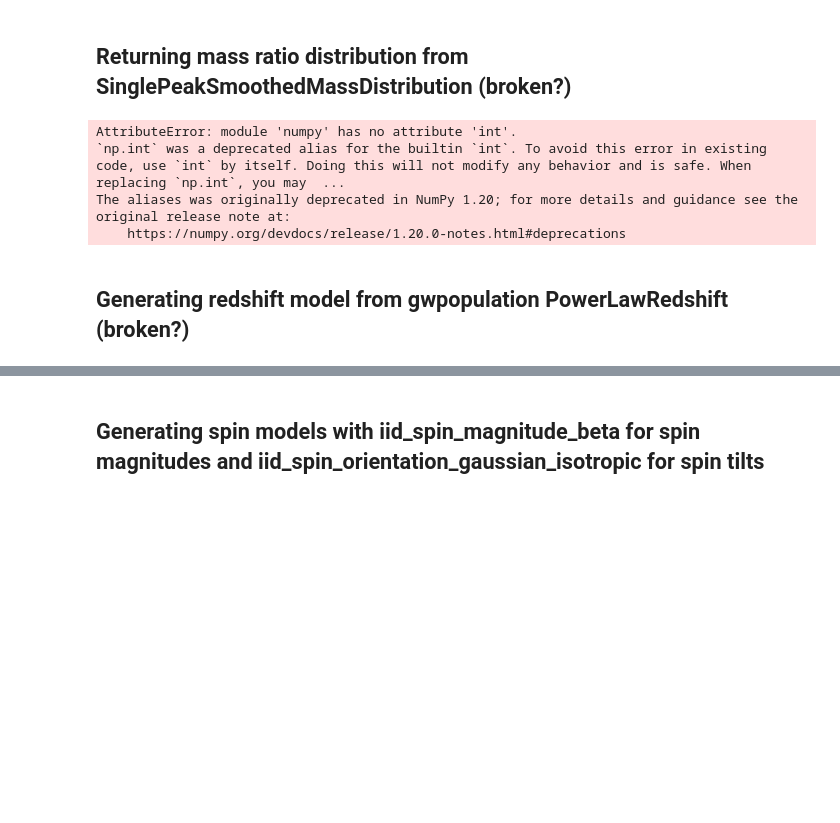
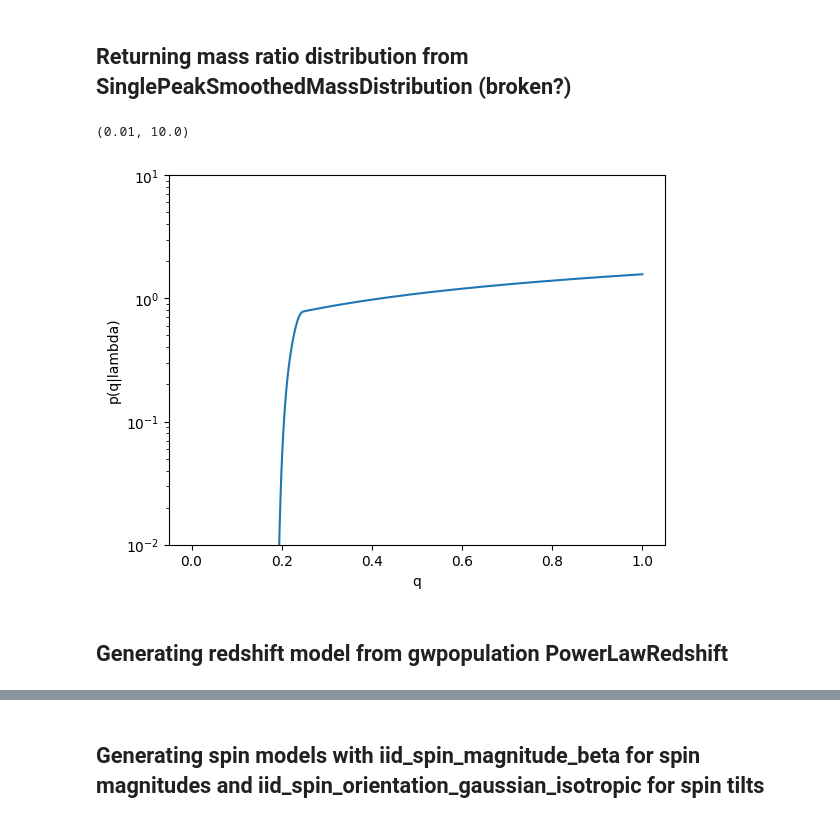
Before and after one commit to eMillar2718/GW_ChirpSim, a Jupyter notebook: Notebook Prototyping/Sampling_populations.ipynb, the cells around one changed output, grey strips where cells are left out. Cells and saved outputs as stored; diff of their text form; code cells hidden in the pictures; blank space fills up the shorter version.

Commit message:
fixed z input param order, q numpy error

```diff
--- a/Notebook Prototyping/Sampling_populations.ipynb
+++ b/Notebook Prototyping/Sampling_populations.ipynb
@@ -152,14 +155,18 @@ def gen_q_model(mass, q, hyperpost_samp):
 # %%
 masses= np.linspace(2.,100.,1000)
 qs= np.linspace(0.,1.,1000)
-PLQ = gen_q_model(masses, qs, PP_hyperposterior_samples.iloc[7900])
+PLQ = gen_q_model(masses, qs, PP_hyperposterior_samples.iloc[1])
-# %% [output]
-AttributeError: module 'numpy' has no attribute 'int'.
-`np.int` was a deprecated alias for the builtin `int`. To avoid this error in existing code, use `int` by itself. Doing this will not modify any behavior and is safe. When replacing `np.int`, you may  ...
-The aliases was originally deprecated in NumPy 1.20; for more details and guidance see the original release note at:
-    https://numpy.org/devdocs/release/1.20.0-notes.html#deprecations
+# %%
+plt.plot(qs, PLQ)
+plt.xlabel('q')
+plt.ylabel('p(q|lambda)')
+plt.yscale('log')
+plt.ylim(1e-2,1e1)
+# %% [output]
+(0.01, 10.0)
+[figure, added]
 # %% [markdown]
-## Generating redshift model from gwpopulation PowerLawRedshift (broken?)
+## Generating redshift model from gwpopulation PowerLawRedshift
 # %%
 def gen_z_model(z, hyperpost_samp):
     """
```
Also changed, not shown: parts of 5 cells of this notebook.
